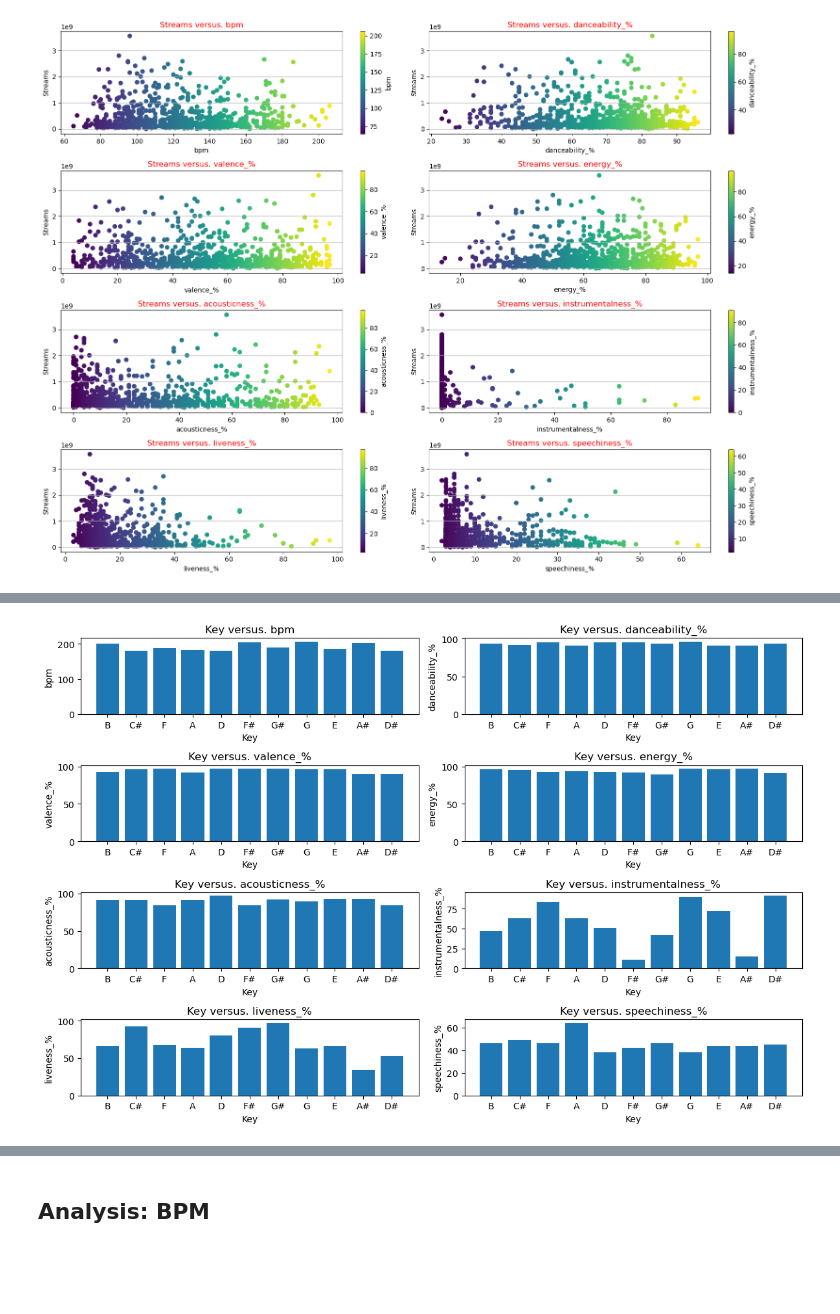
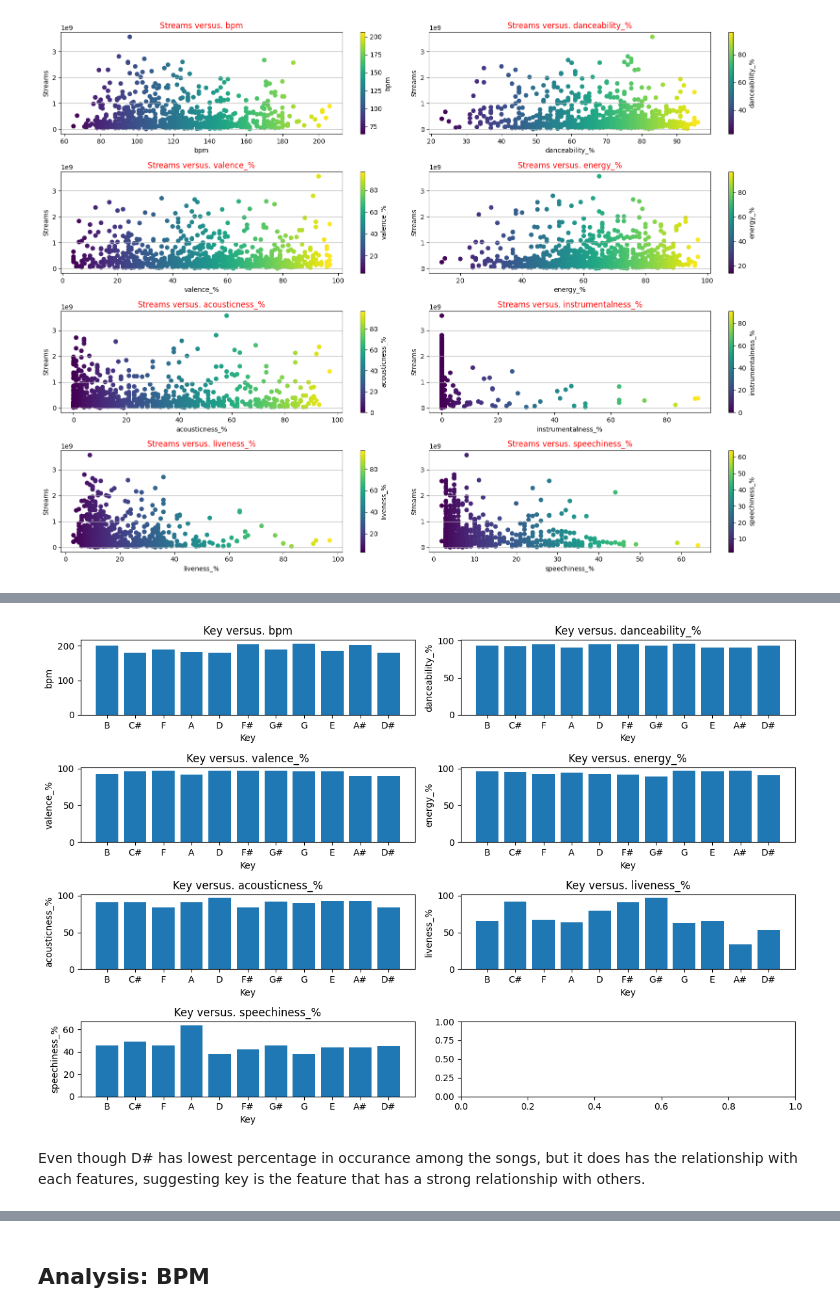
Before and after one commit to low122/Spotify-music-trend, a Jupyter notebook: spotifyAnalysis.ipynb, the cells around one changed output, grey strips where cells are left out. Saved outputs shown, nothing was run; the diff lists cells and outputs as text; code cells hidden in the pictures; blank space fills up the shorter version.

```diff
--- a/spotifyAnalysis.ipynb
+++ b/spotifyAnalysis.ipynb
@@ -317,3 +297,0 @@ new_spotify_data['released_date'] = new_spotify_data.loc[:, 'released_year':'rel
-# %%
-# Drop those date
-new_spotify_data.drop(['released_year','released_month','released_day', 'track_name'], axis = 1, inplace = True)
@@ -322,10 +297,0 @@ new_spotify_data.drop(['artist(s)_name'], axis = 1, inplace = True)
-# %%
-def convert_artist_count(count):
-    if count >= 3:
-        return 3
-    else:
-        return count
-
-new_spotify_data['artists_type'] = new_spotify_data['artist_count'].apply(convert_artist_count).astype('category')
-
-new_spotify_data.drop(['artist_count'], axis = 1, inplace = True)
@@ -397,17 +360,0 @@ Text(0.5, 1.0, 'Correlation Heatmap')
-# %%
-column_needed = ['bpm', 'danceability_%', 'valence_%', 'energy_%', 'acousticness_%', 'instrumentalness_%', 'liveness_%', 'speechiness_%']
-
-fig, axes = plt.subplots(3, 3, figsize = (12, 10))
-
-axes = axes.flatten()
-
-for i, col in enumerate(column_needed):
-    plt.sca(axes[i])
-    plt.bar(new_spotify_data[col], new_spotify_data['streams'], color='blue')
-    plt.xlabel(col)
-    plt.ylabel('Streams')
-    plt.title(f'Streams vs. {col}', fontsize=10, color = 'red')
-    plt.grid(axis='y')
-
-plt.tight_layout()
-plt.show()
@@ -436 +392,5 @@ plt.show()
+# %%
+# Drop the instrumentalness_% column
+new_spotify_data.drop('instrumentalness_%', axis = 1, inplace = True)
+new_spotify_data.drop('artist_count', axis = 1, inplace = True)
 # %% [markdown]
@@ -547,20 +525,22 @@ plt.show()
 # %%
-column_needed = ['bpm', 'danceability_%', 'valence_%', 'energy_%', 'acousticness_%', 'instrumentalness_%', 'liveness_%', 'speechiness_%']
+column_needed = ['bpm', 'danceability_%', 'valence_%', 'energy_%', 'acousticness_%', 'liveness_%', 'speechiness_%']
 
 fig, axes = plt.subplots(4, 2, figsize = (12, 8))
 
 axes = axes.flatten()
 
 for i, col in enumerate(column_needed):
     plt.sca(axes[i])
     plt.bar(new_spotify_data['key'], new_spotify_data[col])
     plt.xlabel('Key')
     plt.ylabel(col)
     plt.title(f'Key versus. {col}')
 
 plt.tight_layout()
 plt.show()
 # %% [output]
-[figure, old version]
+[figure, new version]
+# %% [markdown]
+Even though D# has lowest percentage in occurance among the songs, but it does has the relationship with each features, suggesting key is the feature that has a strong relationship with others.
 # %% [markdown]
 **mode**
```
Also changed, not shown: parts of 131 cells of this notebook.
